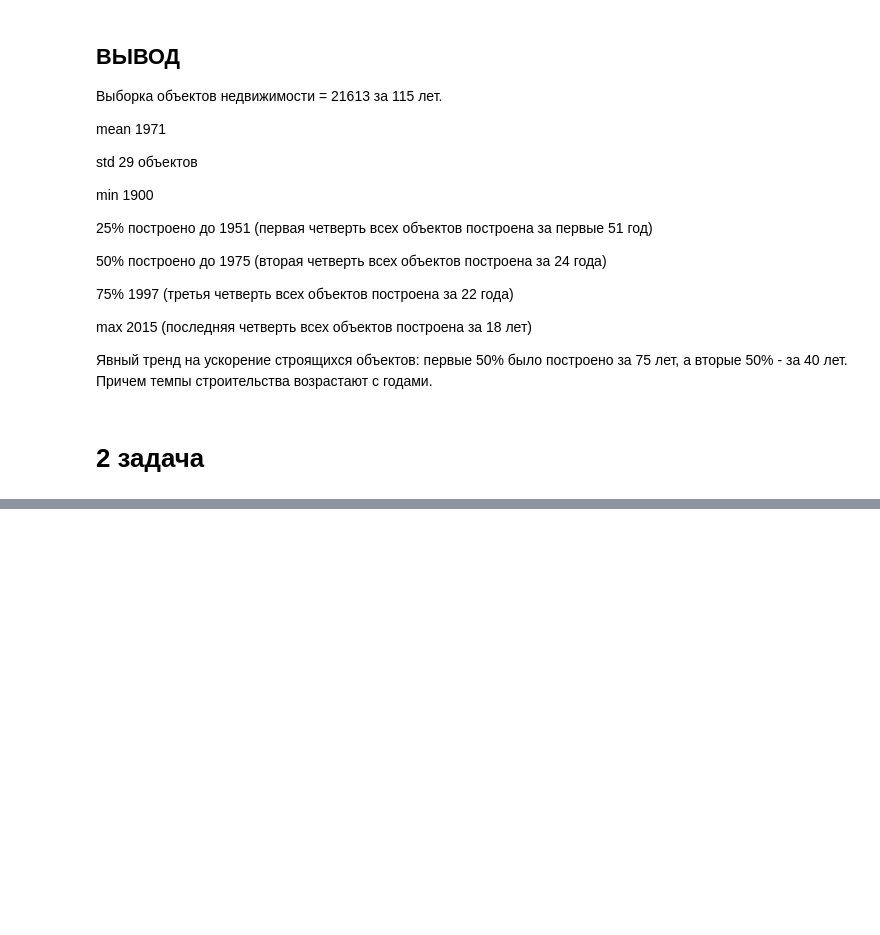
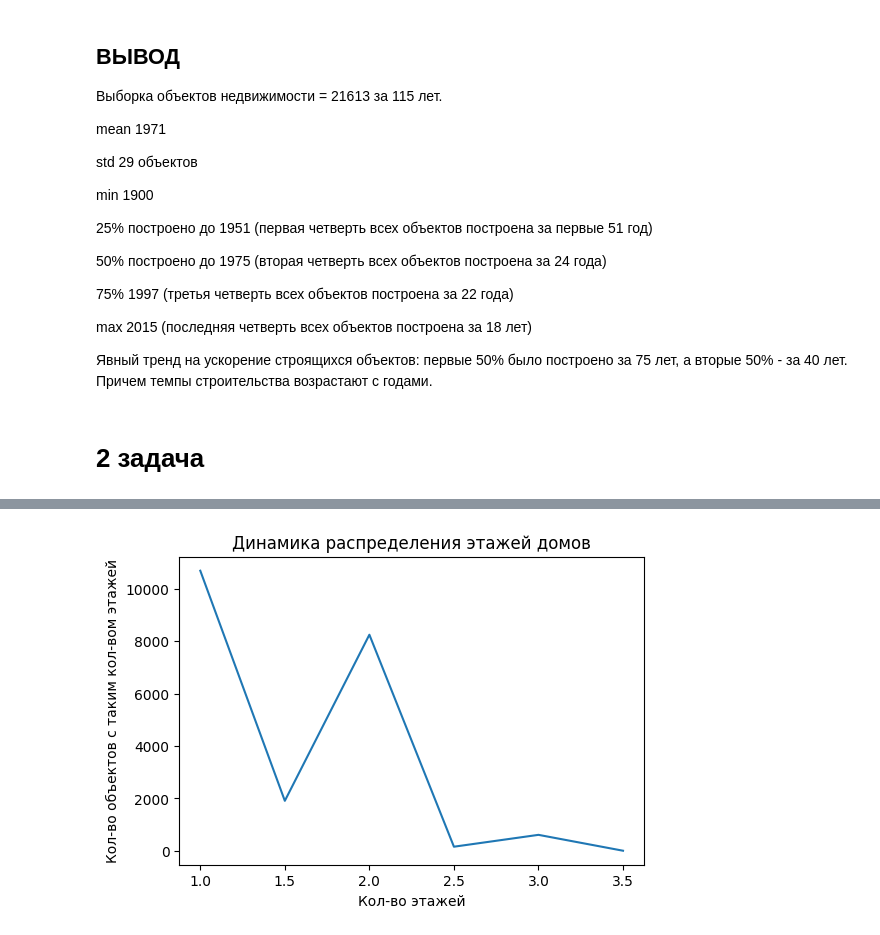
Before and after one commit to AlexKletke/hw4-part2, a Jupyter notebook: exes4.ipynb, the cells around one changed output, grey strips where cells are left out. Drawn from its saved outputs; the diff is of its cells as text; code cells hidden in the pictures; blank space fills up the shorter version.

```diff
--- a/exes4.ipynb
+++ b/exes4.ipynb
@@ -252,0 +308,3 @@ max       2015 (последняя четверть всех объектов п
+# %%
+data = df.groupby('floors')['price'].agg(count='count').reset_index().sort_values(by='floors')
+data
@@ -252,0 +331,10 @@ max       2015 (последняя четверть всех объектов п
+# %%
+plt.figure(figsize=(6, 4))
+
+plt.plot(data['floors'], data['count'])
+
+plt.title('Динамика распределения этажей домов')
+plt.xlabel('Кол-во этажей')
+plt.ylabel('Кол-во объектов с таким кол-вом этажей');
+# %% [output]
+[figure, added]
```
Also changed, not shown: parts of 18 cells of this notebook.
